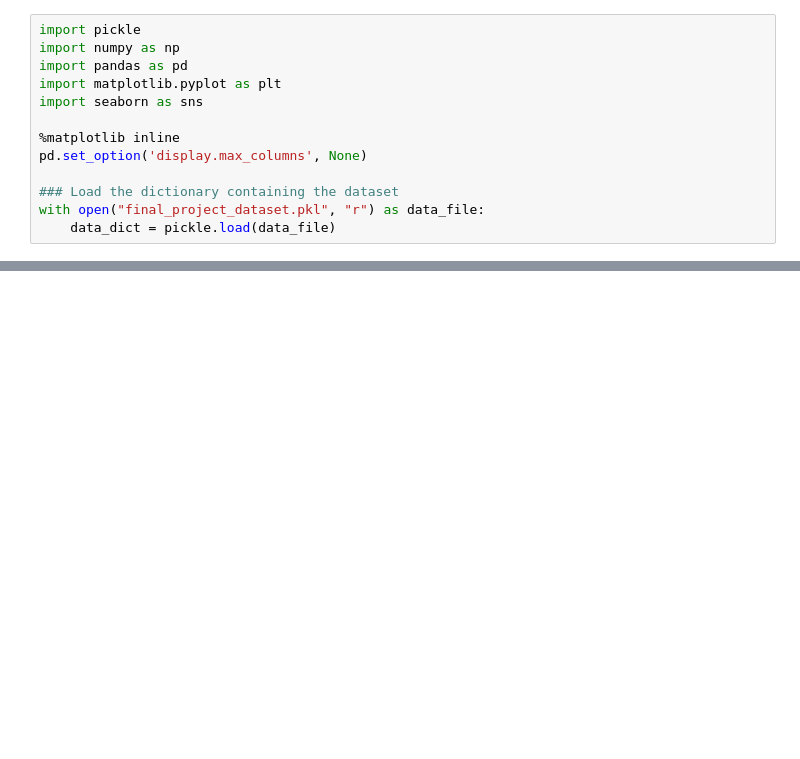
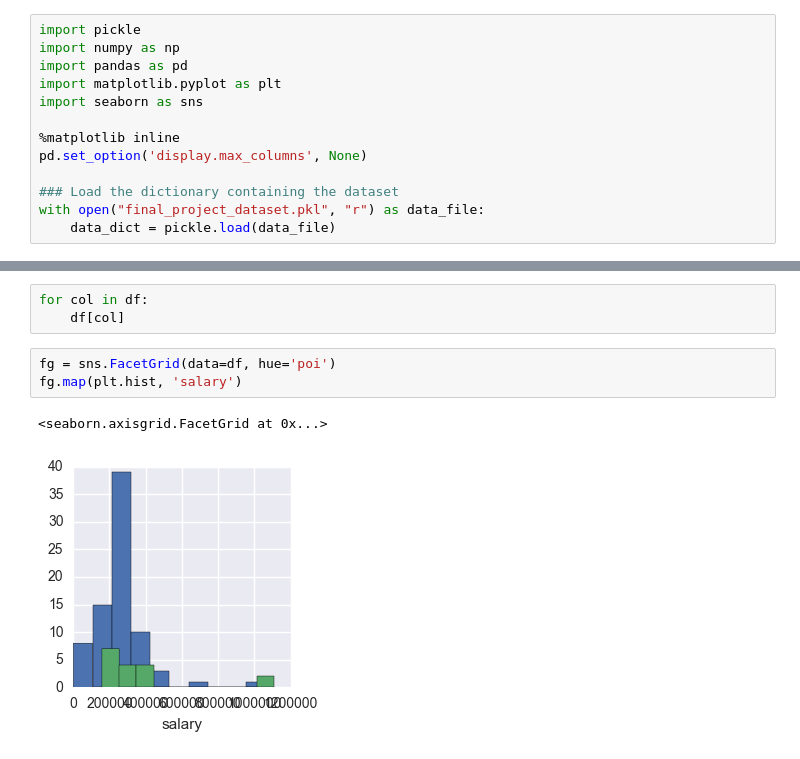
Before and after one commit to schiller/ud120-projects, a Jupyter notebook: final_project/Enron EDA.ipynb, the cells around one changed output, grey strips where cells are left out. Saved outputs shown, nothing was run; the diff lists cells and outputs as text; blank space fills up the shorter version.

```diff
--- a/final_project/Enron EDA.ipynb
+++ b/final_project/Enron EDA.ipynb
@@ -80,0 +110,9 @@ A lot of missing values
+# %%
+for col in df:
+    df[col]
+# %%
+fg = sns.FacetGrid(data=df, hue='poi')
+fg.map(plt.hist, 'salary')
+# %% [output]
+<seaborn.axisgrid.FacetGrid at 0x...>
+[figure, added]
```
Also changed, not shown: parts of 13 cells of this notebook.
